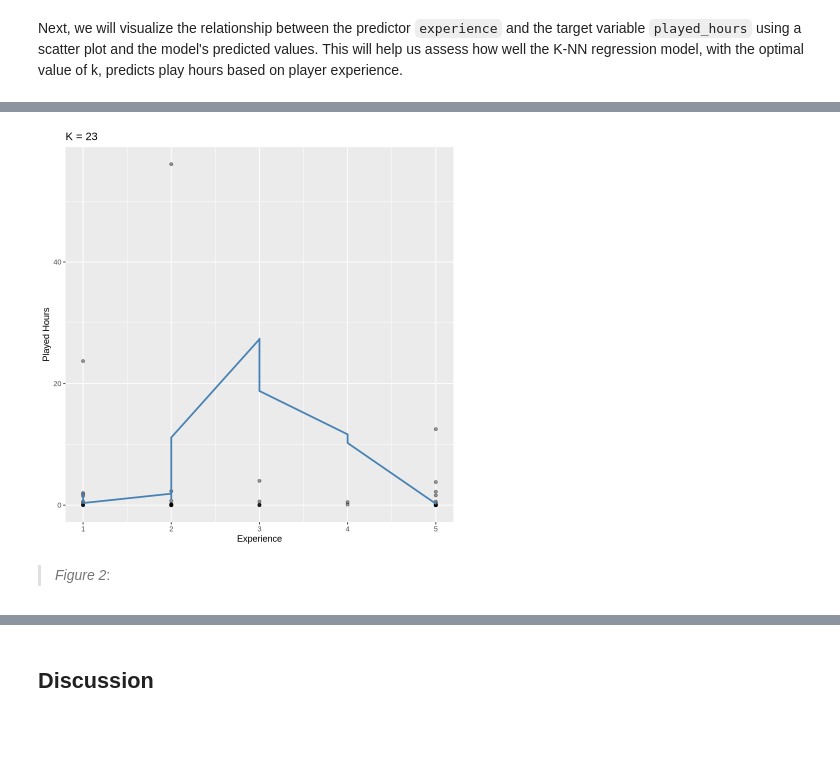
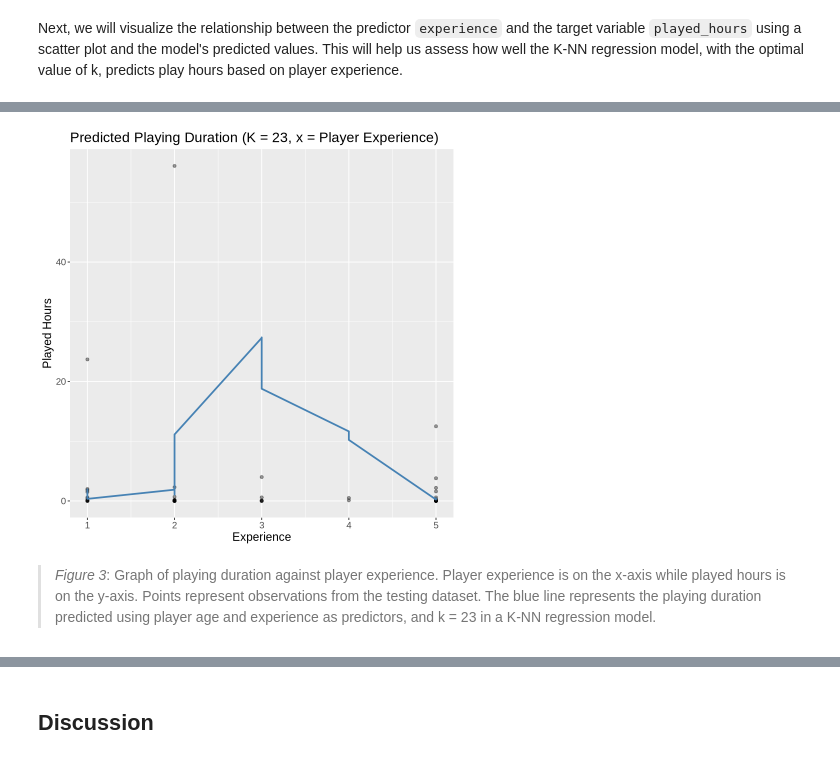
Before and after one commit to jamiekyh/dsci100_project, a Jupyter notebook: dsci100_group_project.ipynb, the cells around one changed output, grey strips where cells are left out. Saved outputs shown, nothing was run; the diff lists cells and outputs as text; code cells hidden in the pictures; blank space fills up the shorter version.

```diff
--- a/dsci100_group_project.ipynb
+++ b/dsci100_group_project.ipynb
@@ -452,19 +458,18 @@ Next, we will visualize the relationship between the predictor `experience` and
 # %%
-target_players_preds <- final_target_players_workflow |>
-  predict(target_players_testing) |>
-  bind_cols(target_players_testing)
+##predicted playing hours by player experience
 
 plot_final_experience <- ggplot(target_players_testing, aes(x = experience, y = played_hours)) +
-  geom_point(alpha = 0.4) +
-  geom_line(data = target_players_preds,
-            mapping = aes(x = experience, y = .pred),
-            color = "steelblue",
-            linewidth = 1) +
-  xlab("Experience") +
-  ylab("Played Hours") +
-  ggtitle("K = 23")
+    geom_point(alpha = 0.4) +
+    geom_line(data = target_players_preds,
+              mapping = aes(x = experience, y = .pred),
+              color = "steelblue",
+              linewidth = 1) +
+    xlab("Experience") +
+    ylab("Played Hours") +
+    ggtitle("Predicted Playing Duration (K = 23, x = Player Experience)") +
+    theme(text = element_text(size = 14))
 plot_final_experience
 # %% [output]
-[figure, old version]
+[figure, new version]
 # %% [markdown]
->*Figure 2*:
+>*Figure 3*: Graph of playing duration against player experience. Player experience is on the x-axis while played hours is on the y-axis. Points represent observations from the testing dataset. The blue line represents the playing duration predicted using player age and experience as predictors, and k = 23 in a K-NN regression model.
```
Also changed, not shown: parts of 26 cells of this notebook.
